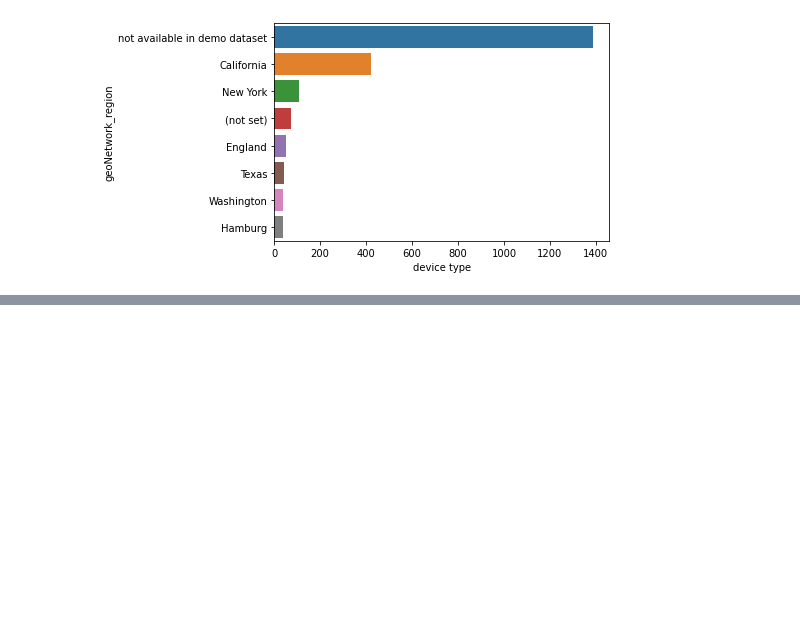
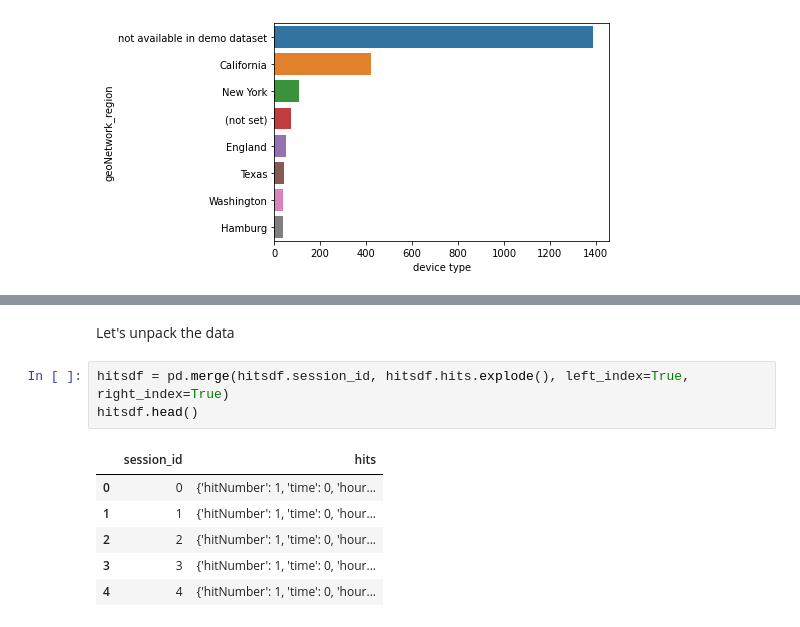
Before and after one commit to lamparelli/analytics_eda, a Jupyter notebook: eda.ipynb, the cells around one changed output, grey strips where cells are left out. Saved outputs shown, nothing was run; the diff lists cells and outputs as text; blank space fills up the shorter version.

```diff
--- a/eda.ipynb
+++ b/eda.ipynb
@@ -410,0 +429,12 @@ plt.show()
+# %% [markdown]
+Let's unpack the data
+# %%
+hitsdf = pd.merge(hitsdf.session_id, hitsdf.hits.explode(), left_index=True, right_index=True)
+hitsdf.head()
+# %% [output]
+|  | session_id | hits |
+| 0 | 0 | {'hitNumber': 1, 'time': 0, 'hour... |
+| 1 | 1 | {'hitNumber': 1, 'time': 0, 'hour... |
+| 2 | 2 | {'hitNumber': 1, 'time': 0, 'hour... |
+| 3 | 3 | {'hitNumber': 1, 'time': 0, 'hour... |
+| 4 | 4 | {'hitNumber': 1, 'time': 0, 'hour... |
```
Also changed, not shown: parts of 16 cells of this notebook.
